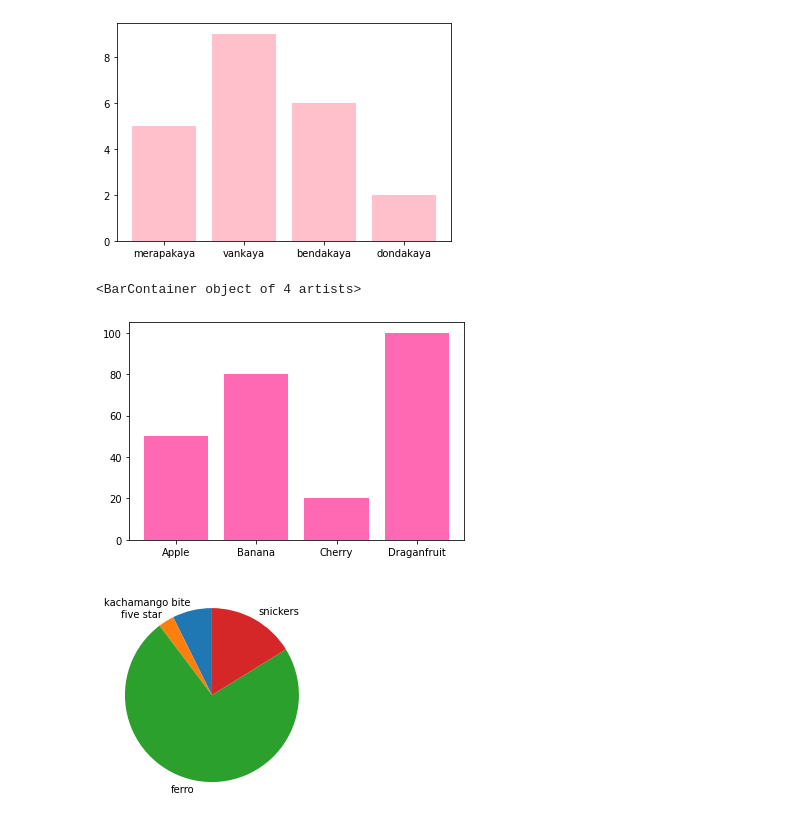
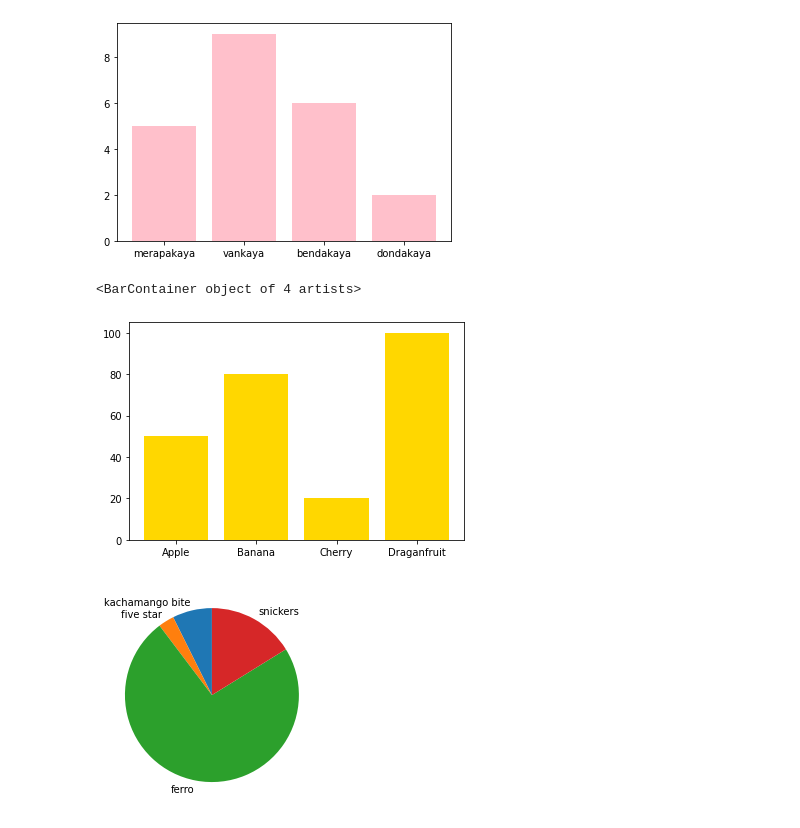
Before and after one commit to VU21CSEN0100037/PYTHON, a Jupyter notebook: Mathplot_PROGRAMS.ipynb, the cells around one changed output. Cells and saved outputs as stored; diff of their text form; code cells hidden in the pictures.

```diff
--- a/Mathplot_PROGRAMS.ipynb
+++ b/Mathplot_PROGRAMS.ipynb
@@ -71,12 +71,12 @@ plt.show()
 # %%
 import matplotlib.pyplot as plt
 import numpy as np
 fruits = np.array(["Apple", "Banana", "Cherry", "Draganfruit"])
 price = np.array([50,80,20,100])
-plt.bar(fruits, price, color = "hotpink")
+plt.bar(fruits, price, color = "yellow")
 # %% [output]
 <BarContainer object of 4 artists>
-[figure, old version]
+[figure, new version]
 # %%
 import matplotlib.pyplot as plt
 import numpy as np
```
Also changed, not shown: parts of 18 cells of this notebook.
